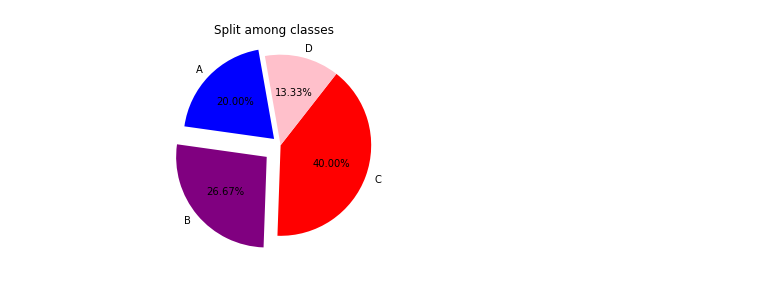
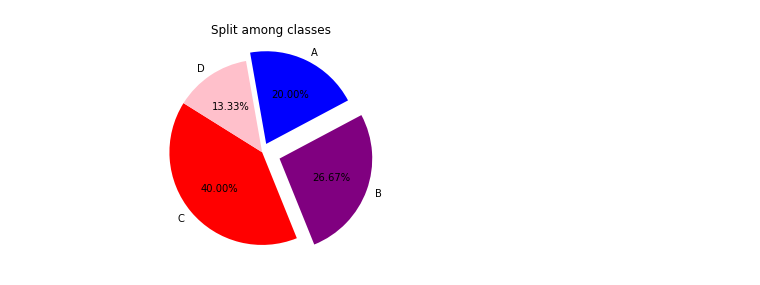
Before and after one commit to prerna-agg/DataScienceAndMachineLearning, a Jupyter notebook: Plotting Graphs/pie_chart.ipynb, the cells around one changed output. Saved outputs shown, nothing was run; the diff lists cells and outputs as text; code cells hidden in the pictures.

Commit message:
changes in pie chart

```diff
--- a/Plotting Graphs/pie_chart.ipynb
+++ b/Plotting Graphs/pie_chart.ipynb
@@ -3,12 +3,12 @@ import matplotlib.pyplot as plt
 # %%
 # pie graphs
 labels = ["A","B", "C", "D"]
 sizes = [3, 4, 6, 2]
 colors = ["blue", "purple", "red", "pink"]
 explode= [0.1, 0.2, 0, 0]
 plt.title("Split among classes")
-plt.pie(sizes, colors=colors, explode = explode, labels=labels, autopct="%.2f%%",  startangle=100)
+plt.pie(sizes, colors=colors, explode = explode, labels=labels, autopct="%.2f%%",counterclock=False,  startangle=100)
 plt.axis("equal")
 plt.show()
 # %% [output]
-[figure, old version]
+[figure, new version]
```
Also changed, not shown: 1 other file.
